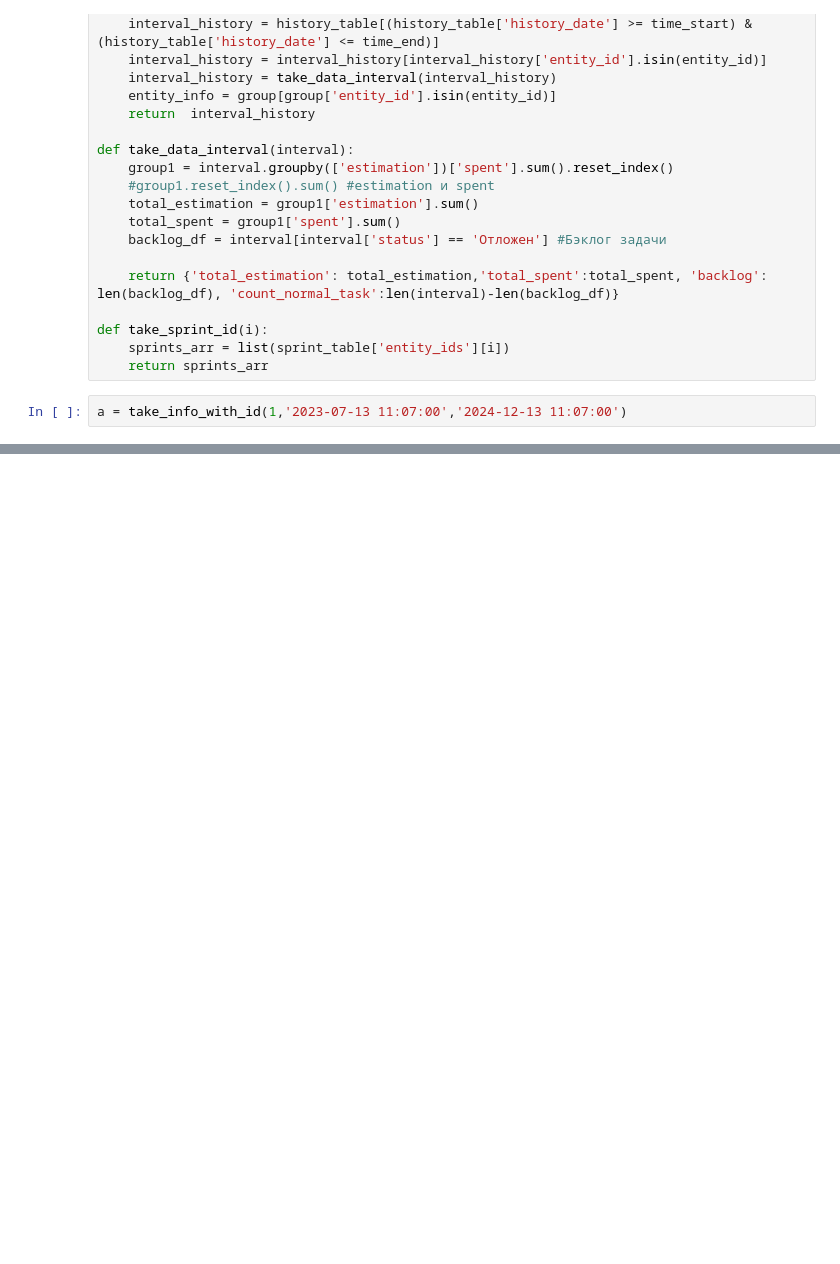
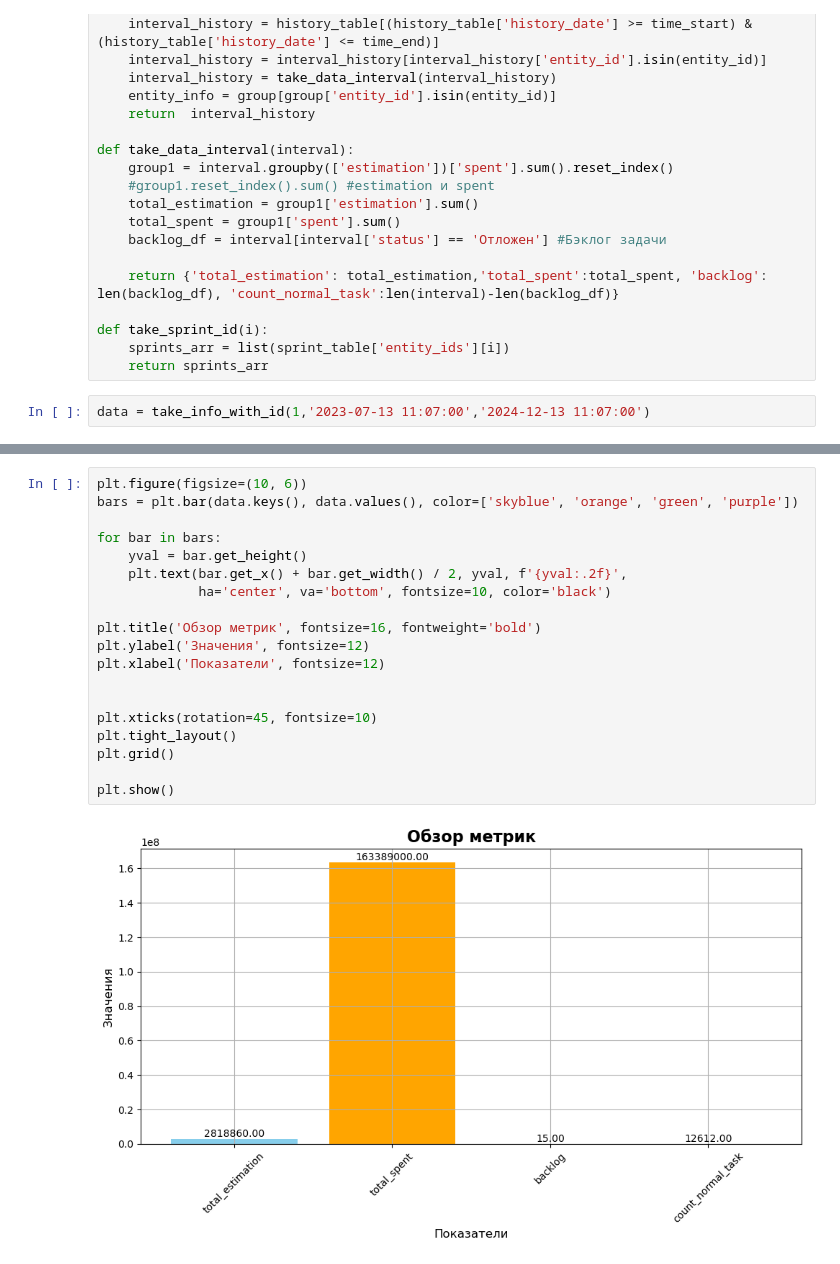
Before and after one commit to m0rphed/sprint-health-hackathon-t1, a Jupyter notebook: работа.ipynb, the cells around one changed output, grey strips where cells are left out. Drawn from its saved outputs; the diff is of its cells as text; blank space fills up the shorter version.

```diff
--- a/работа.ipynb
+++ b/работа.ipynb
@@ -65,4 +65,4 @@ def take_sprint_id(i):
     sprints_arr = list(sprint_table['entity_ids'][i])
     return sprints_arr
 # %%
-a = take_info_with_id(1,'2023-07-13 11:07:00','2024-12-13 11:07:00')
+data = take_info_with_id(1,'2023-07-13 11:07:00','2024-12-13 11:07:00')
@@ -75,0 +76,21 @@ a
+# %%
+plt.figure(figsize=(10, 6))
+bars = plt.bar(data.keys(), data.values(), color=['skyblue', 'orange', 'green', 'purple'])
+
+for bar in bars:
+    yval = bar.get_height()
+    plt.text(bar.get_x() + bar.get_width() / 2, yval, f'{yval:.2f}',
+             ha='center', va='bottom', fontsize=10, color='black')
+
+plt.title('Обзор метрик', fontsize=16, fontweight='bold')
+plt.ylabel('Значения', fontsize=12)
+plt.xlabel('Показатели', fontsize=12)
+
+
+plt.xticks(rotation=45, fontsize=10)
+plt.tight_layout()
+plt.grid()
+
+plt.show()
+# %% [output]
+[figure, added]
```
Also changed, not shown: parts of 2 cells of this notebook.
